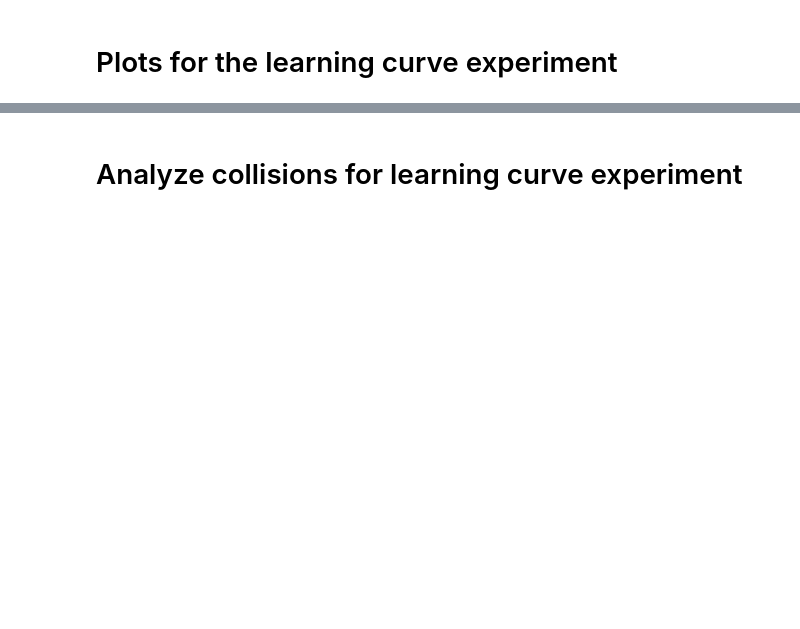
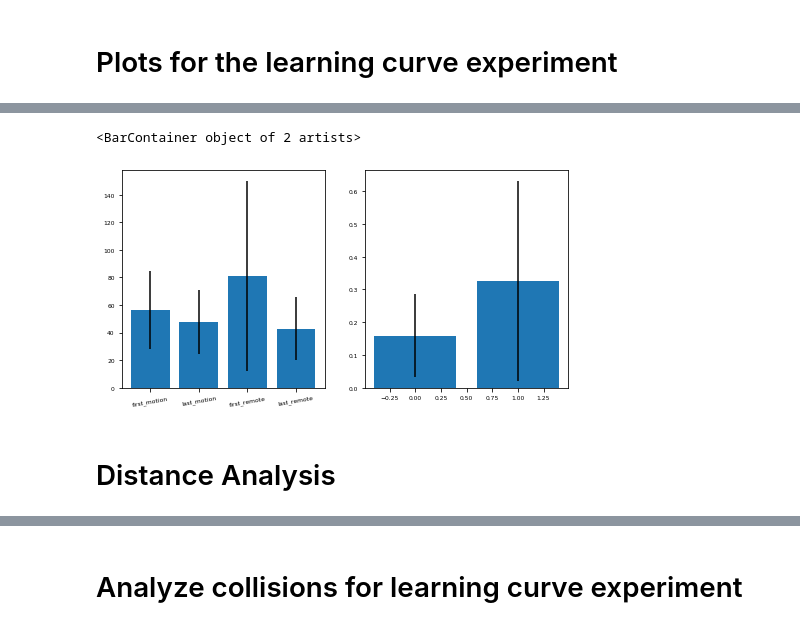
Before and after one commit to medioman22/Bidirectional_Interface, a Jupyter notebook: data_analysis/data_analysis_new.ipynb, the cells around one changed output, grey strips where cells are left out. Cells and saved outputs as stored; diff of their text form; code cells hidden in the pictures; blank space fills up the shorter version.

```diff
--- a/data_analysis/data_analysis_new.ipynb
+++ b/data_analysis/data_analysis_new.ipynb
@@ -134,0 +252,20 @@ NameError: name 'first_runs' is not defined
+# %%
+size = 6
+
+fig = plt.figure(figsize=(8, 4))
+ax = fig.add_subplot(121)
+ax.bar([0, 1, 2, 3],
+   time['means'],
+   yerr=time['stds'])
+
+plt.xticks(range(4), fields, rotation = 10)
+
+ax = fig.add_subplot(122)
+ax.bar([0, 1],
+   [np.mean(time_diff_mot), np.mean(time_diff_rem)],
+   yerr=[np.std(time_diff_mot), np.std(time_diff_rem)])
+# %% [output]
+<BarContainer object of 2 artists>
+[figure, added]
+# %% [markdown]
+# Distance Analysis
```
Also changed, not shown: parts of 32 cells of this notebook.
